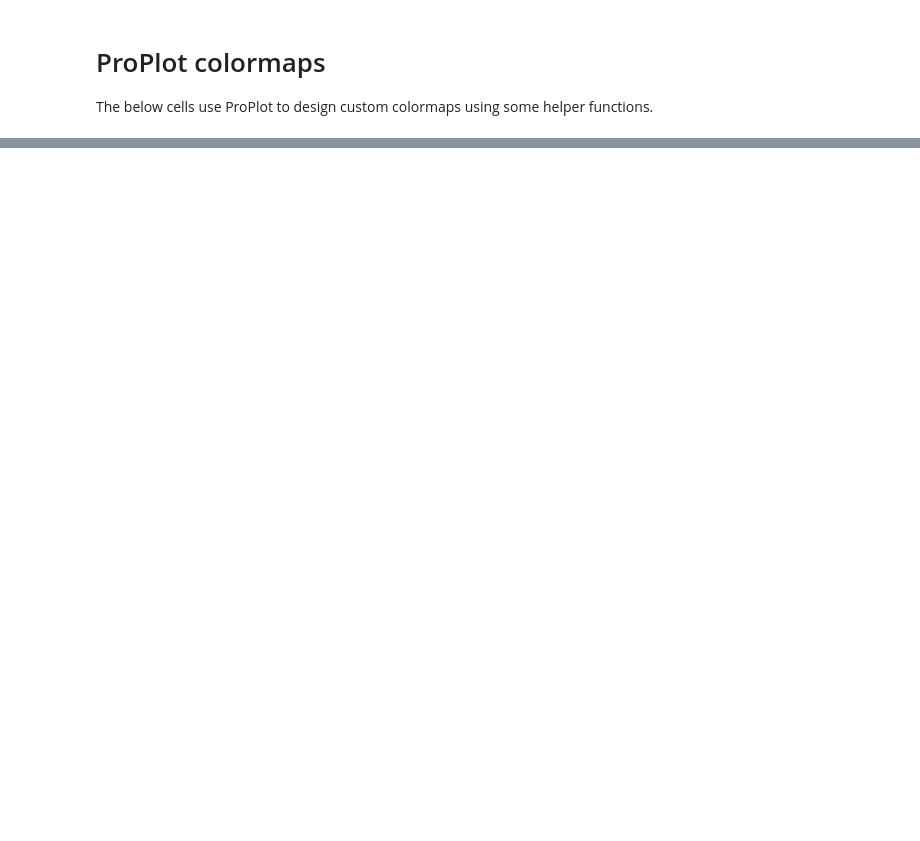
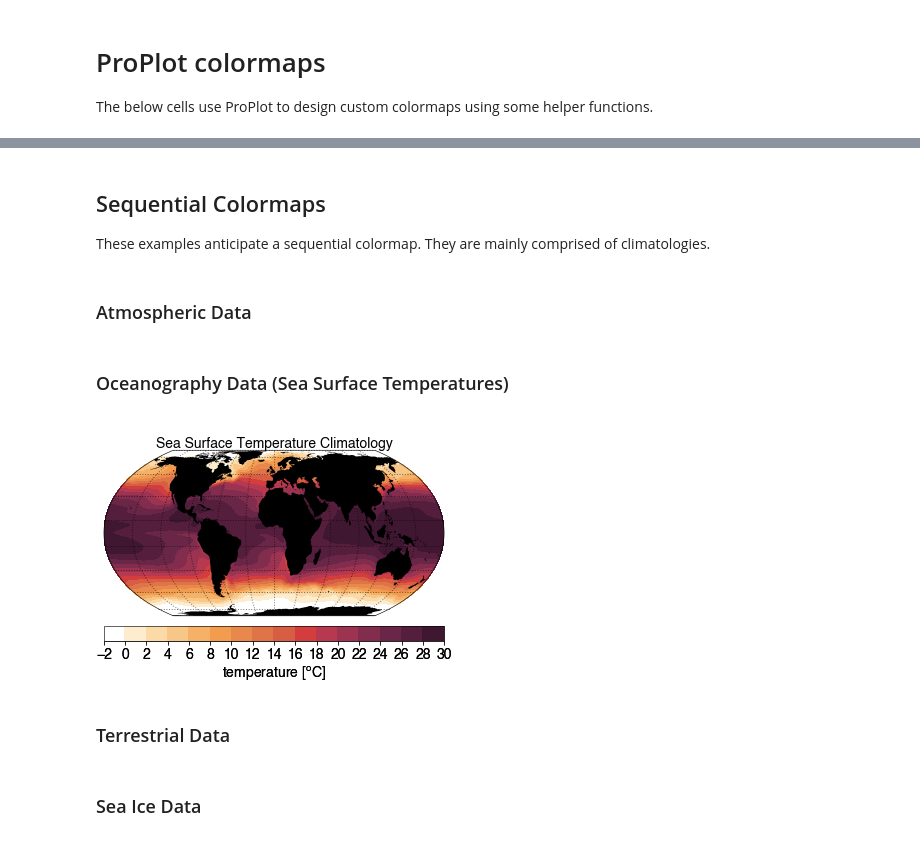
Before and after one commit to bradyrx/climate_in_color, a Jupyter notebook: notebooks/build_your_own_colormaps.ipynb, the cells around one changed output, grey strips where cells are left out. Saved outputs shown, nothing was run; the diff lists cells and outputs as text; code cells hidden in the pictures; blank space fills up the shorter version.

Commit message:
updates to notebook with new data

```diff
--- a/notebooks/build_your_own_colormaps.ipynb
+++ b/notebooks/build_your_own_colormaps.ipynb
@@ -95,0 +97,26 @@ ax.pcolor(np.random.rand(10,10), cmap='name', colorbar='b')
+# %% [markdown]
+## Sequential Colormaps
+
+These examples anticipate a sequential colormap. They are mainly comprised of climatologies.
+# %% [markdown]
+### Atmospheric Data
+# %% [markdown]
+### Oceanography Data (Sea Surface Temperatures)
+# %%
+SST = xr.open_dataarray('../data/SST.HadNOAA.1970-2010.1deg.nc')
+
+f, ax = plot.subplots(proj='eqearth', axwidth='12cm')
+
+p = ax.contourf(SST.lon, SST.lat, SST, levels=plot.arange(-2, 30, 2),
+                cmap='Fire')
+
+f.colorbar(p, loc='b', ticks=plot.arange(-2, 30, 2),
+           label='temperature [$^{o}$C]')
+
+ax.format(land=True, title='Sea Surface Temperature Climatology')
+# %% [output]
+[figure, added]
+# %% [markdown]
+### Terrestrial Data
+# %% [markdown]
+### Sea Ice Data
```
Also changed, not shown: parts of 14 cells of this notebook.
